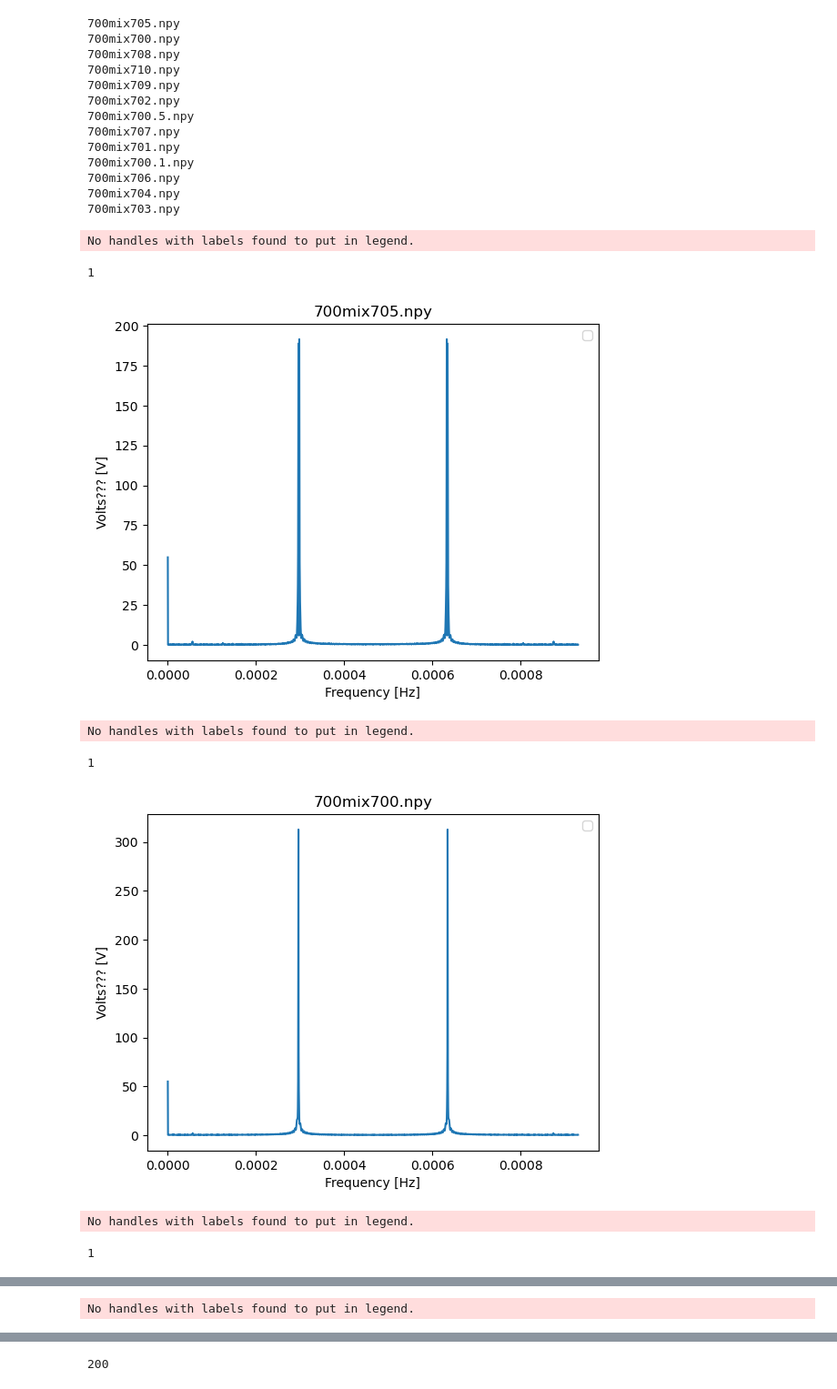
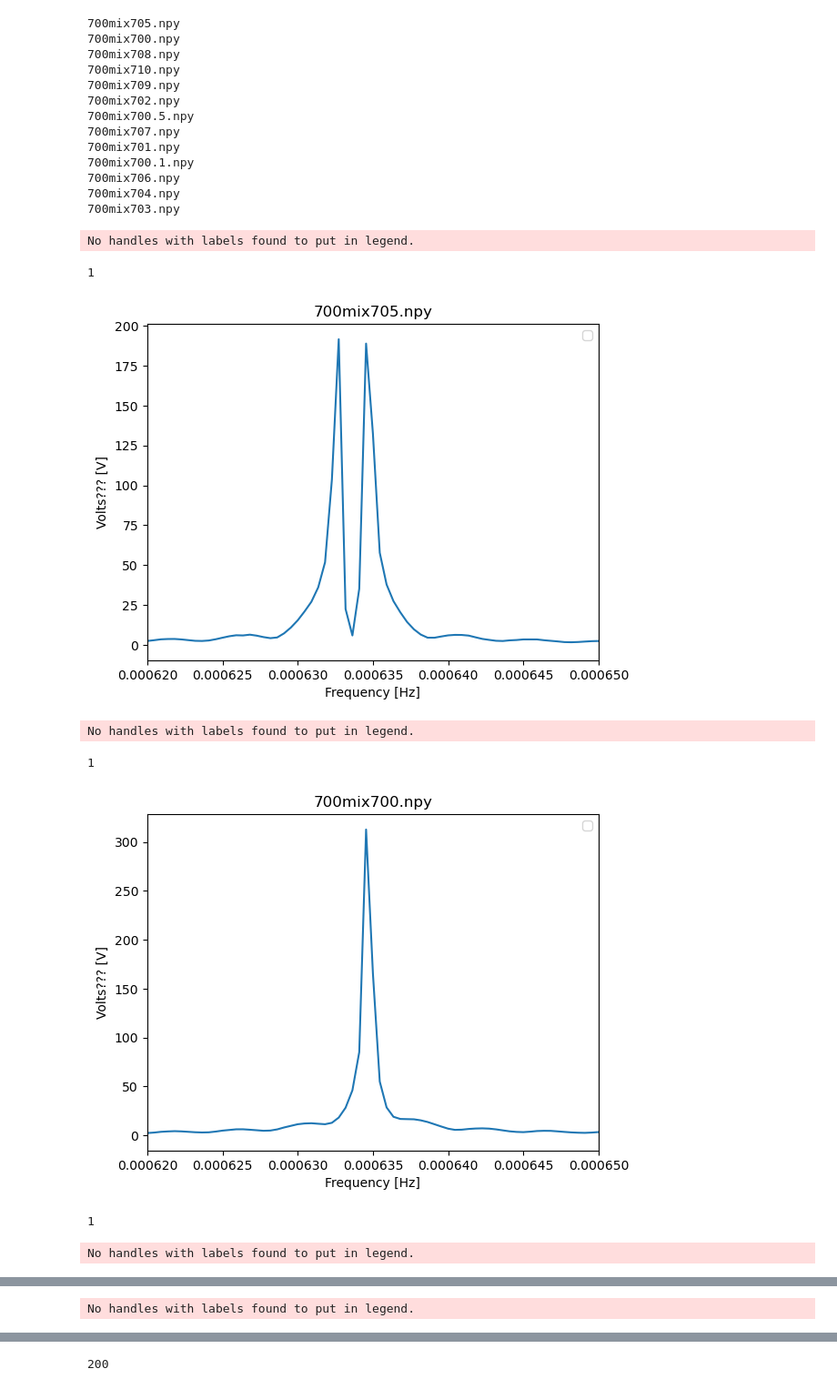
Before and after one commit to Quetzalcoatl42/Radio-23, a Jupyter notebook: Mixer analysis for 5.ipynb, the cells around one changed output, grey strips where cells are left out. Shown at 91% size. Cells and saved outputs as stored; diff of their text form; code cells hidden in the pictures.

```diff
--- a/Mixer analysis for 5.ipynb
+++ b/Mixer analysis for 5.ipynb
@@ -22,30 +22,31 @@ for filename in os.listdir('mix_files'):
 # %%
 for mix in os.listdir('mix_files'):
     data = np.load('mix_files/' + str(mix))
 
     data_fft = abs(np.fft.fft(data))
     print(len(data))
     time=np.arange(0,2048/2.2e6,1/2.2e6) #3.2e6 Sample Rate CHA
 
 
     plt.plot(time,data_fft[0]) #FFT
 
 #plt.plot(time,data_fft[0]**2) #Power Spectrum
 
 
 
     plt.legend()
     plt.title(str(mix))
     plt.xlabel('Frequency [Hz]')
+    plt.xlim(0.00062, 0.00065)
     plt.ylabel('Volts??? [V]')
 
     plt.show()
 # %% [output]
 No handles with labels found to put in legend.
 1
-[figure, old version]
+[figure, new version]
 No handles with labels found to put in legend.
 1
-[figure, old version]
+[figure, new version]
-No handles with labels found to put in legend.
+1
-1
+No handles with labels found to put in legend.
```
Also changed, not shown: parts of 1 cell of this notebook.
